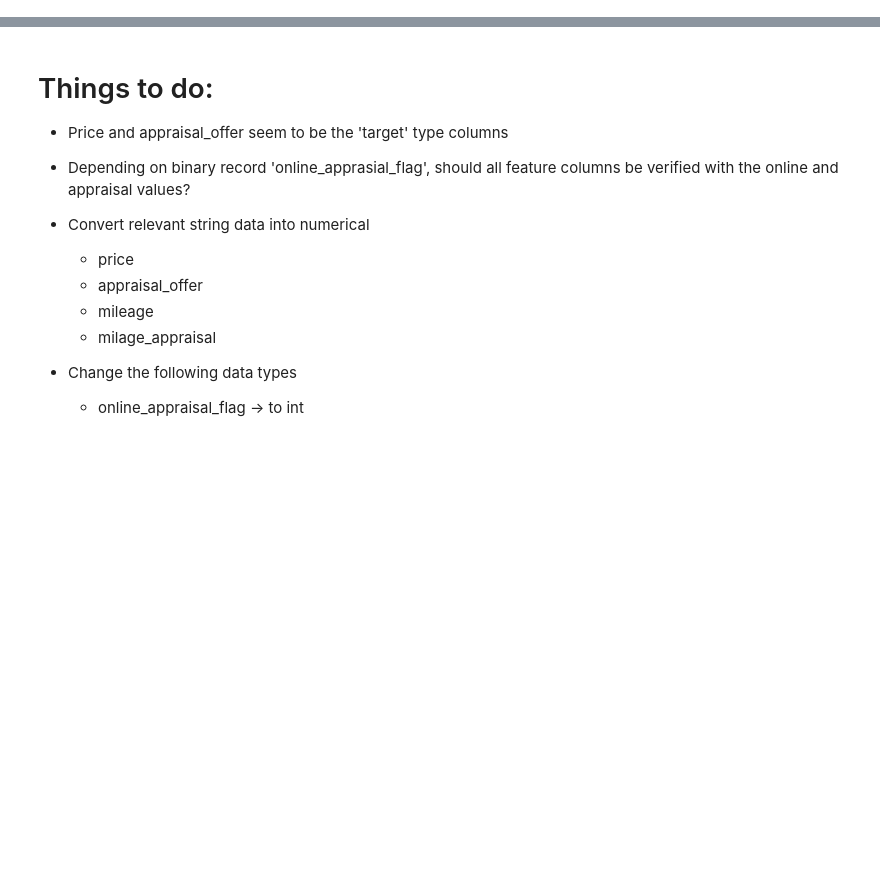
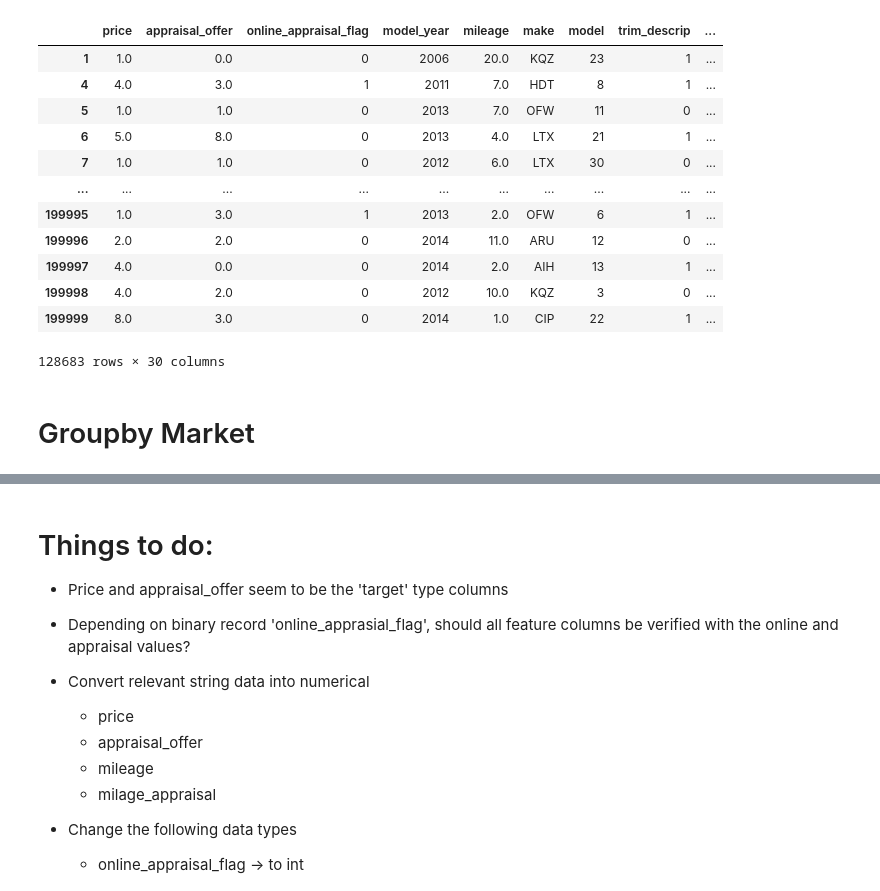
Before and after one commit to ashenfernando1/Winter-2023, a Jupyter notebook: CarMax.ipynb, the cells around one changed output, grey strips where cells are left out. Cells and saved outputs as stored; diff of their text form; code cells hidden in the pictures; blank space fills up the shorter version.

```diff
--- a/CarMax.ipynb
+++ b/CarMax.ipynb
@@ -45,0 +136,20 @@ df_main
+# %%
+df = convertCols(df)
+df = encodeDF(df)
+df
+# %% [output]
+|  | price | appraisal_offer | online_appraisal_flag | model_year | mileage | make | model | trim_descrip | ... |
+| 1 | 1.0 | 0.0 | 0 | 2006 | 20.0 | KQZ | 23 | 1 | ... |
+| 4 | 4.0 | 3.0 | 1 | 2011 | 7.0 | HDT | 8 | 1 | ... |
+| 5 | 1.0 | 1.0 | 0 | 2013 | 7.0 | OFW | 11 | 0 | ... |
+| 6 | 5.0 | 8.0 | 0 | 2013 | 4.0 | LTX | 21 | 1 | ... |
+| 7 | 1.0 | 1.0 | 0 | 2012 | 6.0 | LTX | 30 | 0 | ... |
+| ... | ... | ... | ... | ... | ... | ... | ... | ... | ... |
+| 199995 | 1.0 | 3.0 | 1 | 2013 | 2.0 | OFW | 6 | 1 | ... |
+| 199996 | 2.0 | 2.0 | 0 | 2014 | 11.0 | ARU | 12 | 0 | ... |
+| 199997 | 4.0 | 0.0 | 0 | 2014 | 2.0 | AIH | 13 | 1 | ... |
+| 199998 | 4.0 | 2.0 | 0 | 2012 | 10.0 | KQZ | 3 | 0 | ... |
+| 199999 | 8.0 | 3.0 | 0 | 2014 | 1.0 | CIP | 22 | 1 | ... |
+128683 rows × 30 columns
+# %% [markdown]
+# Groupby Market
```
Also changed, not shown: parts of 30 cells of this notebook.
